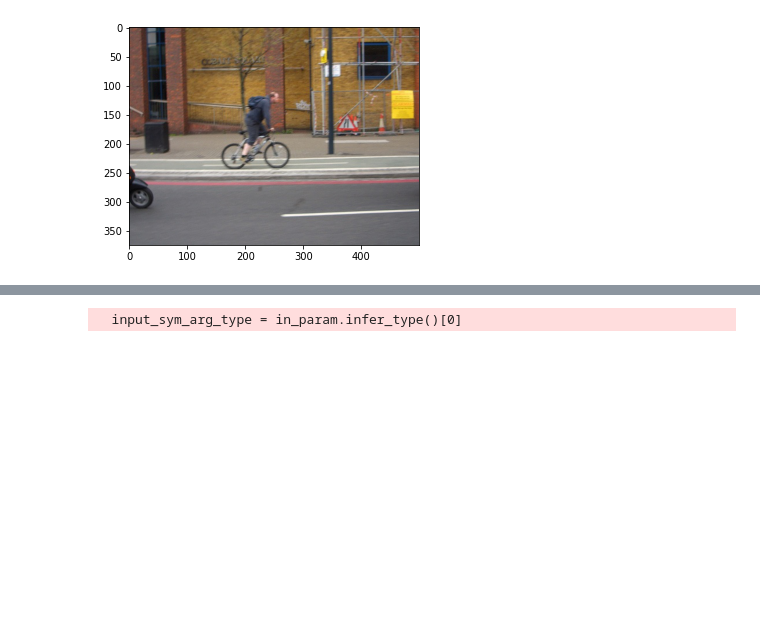
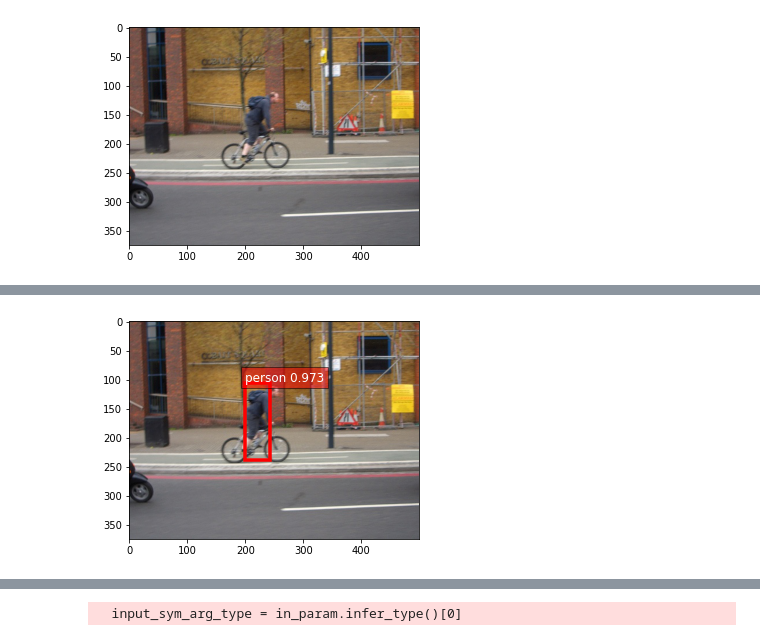
Before and after one commit to predora005/machine-learning-playground, a Jupyter notebook: 02.autogluon/01.quick_start/object_detection.ipynb, the cells around one changed output, grey strips where cells are left out. Cells and saved outputs as stored; diff of their text form; code cells hidden in the pictures; blank space fills up the shorter version.

```diff
--- a/02.autogluon/01.quick_start/object_detection.ipynb
+++ b/02.autogluon/01.quick_start/object_detection.ipynb
@@ -100,3 +118,30 @@ plt.imshow(image0_RGB)
+# %%
+image0_path = dataset_test.iloc[0]['image']
+result = detector.predict(image0_path).query('predict_score >= 0.7')
+# %%
+import numpy as np
+from PIL import Image
+
+im0 = Image.open(image0_path)
+width, height = im0.size
+image0 = np.array(im0)
+
+bboxes=[]
+for rois in result['predict_rois']:
+    x1, y1 = int(rois['xmin']* width), int(rois['ymin']* height)
+    x2, y2 = int(rois['xmax']* width), int(rois['ymax']* height)
+    bboxes.append([x1, y1, x2, y2])
+
+bboxes = np.array(bboxes)
+# %%
+from gluoncv.utils import viz
+
+ax = viz.plot_bbox(image0, bboxes=bboxes,
+                   scores=result['predict_score'].values,
+                   class_names=result['predict_class'].values)
+plt.show()
+# %% [output]
+[figure, added]
 # %%
 bulk_result = detector.predict(dataset_test)
 print(bulk_result)
```
Also changed, not shown: parts of 14 cells of this notebook, 3 other files.
